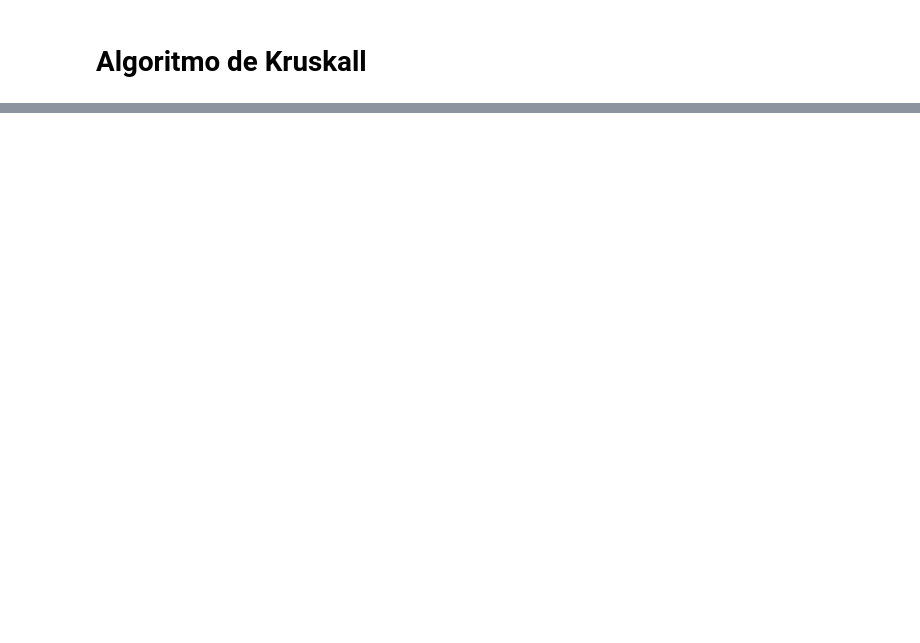
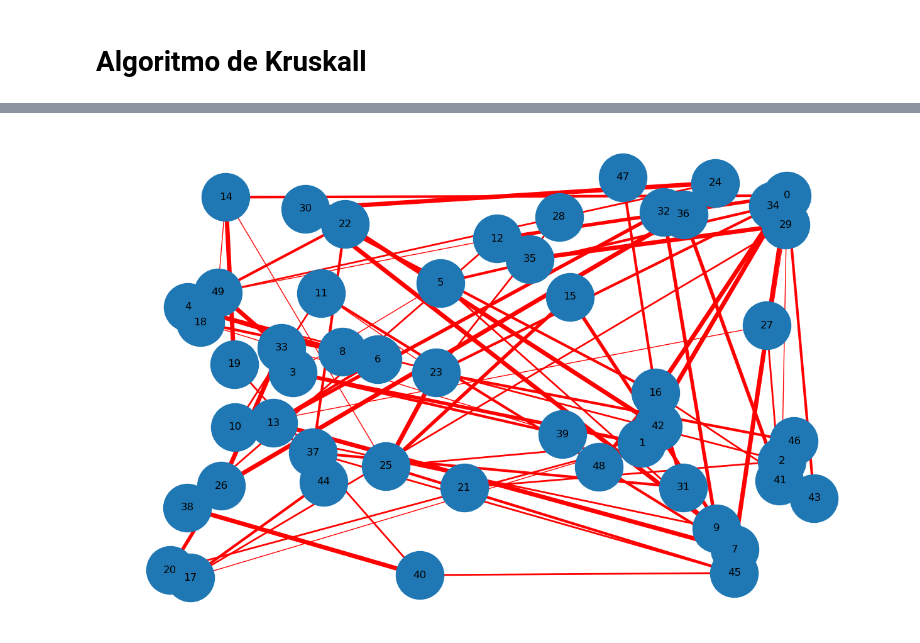
Before and after one commit to Jean-Reinhold/data-structures-and-algorithms, a Jupyter notebook: src/minimum_spanning_trees_kruskal.ipynb, the cells around one changed output, grey strips where cells are left out. Drawn from its saved outputs; the diff is of its cells as text; code cells hidden in the pictures; blank space fills up the shorter version.

```diff
--- a/src/minimum_spanning_trees_kruskal.ipynb
+++ b/src/minimum_spanning_trees_kruskal.ipynb
@@ -443,3 +487,11 @@ mst = kruskal_mst(social_network)
+# %%
+social_network = generate_connected_graph(n_nodes=50, additional_pairs=20)
+
+fig, ax = plt.subplots(figsize=(16, 10))
+social_network.plot()
+plt.show()
+# %% [output]
+[figure, added]
 # %%
 pairs = [random.choices(list(social_network.vertices), k=2) for _ in range(N_PAIRS)]
 
```
Also changed, not shown: parts of 6 cells of this notebook.
